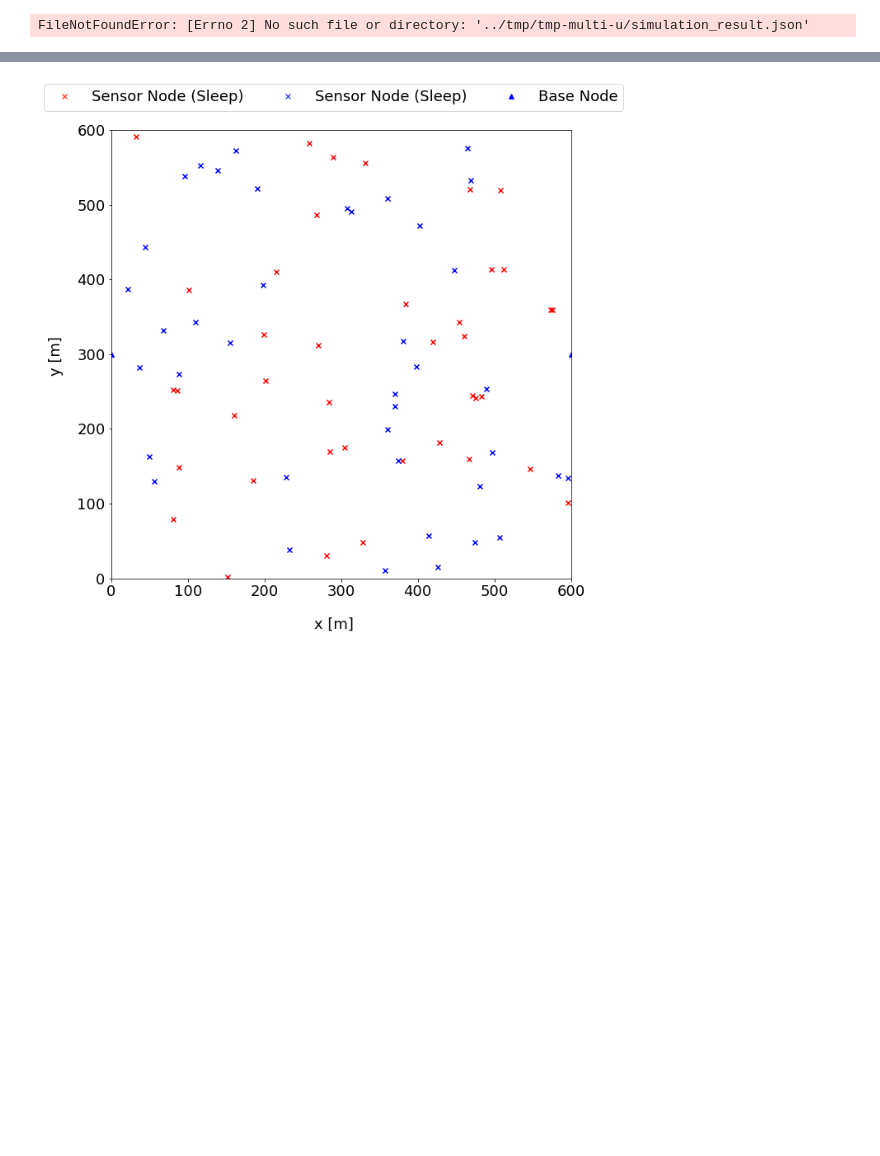
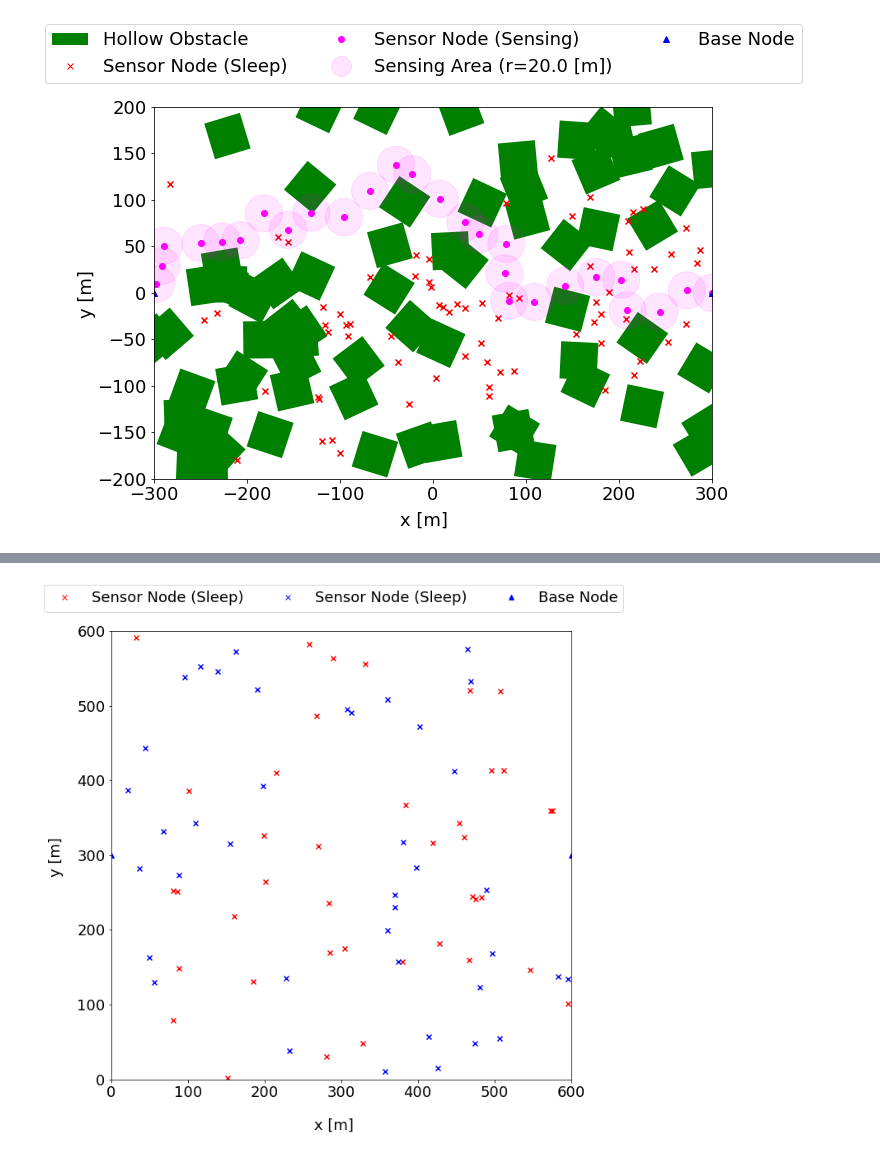
Before and after one commit to denrikialien/bss-expr, a Jupyter notebook: src/plot_field.ipynb, the cells around one changed output, grey strips where cells are left out. Drawn from its saved outputs; the diff is of its cells as text; code cells hidden in the pictures; blank space fills up the shorter version.

```diff
--- a/src/plot_field.ipynb
+++ b/src/plot_field.ipynb
@@ -164,10 +164,8 @@ def snapshot2fig(snapshot, figsize, font_size=None):
 
   return (ax, fig)
 # %%
-snapshot_file_path = '../tmp/tmp-multi-u/simulation_result.json'
-with open(snapshot_file_path, 'r') as f:
+with open('../tmp/p500/snapshot-3.json', 'r') as f:
   snapshot = json.load(f)
-snapshot2fig(snapshot[0]['before'], figsize=(10, 10))
-snapshot2fig(snapshot[0]['after'], figsize=(10, 10))
+  snapshot2fig(snapshot[0]['after'], figsize=(10, 7))
 # %% [output]
-FileNotFoundError: [Errno 2] No such file or directory: '../tmp/tmp-multi-u/simulation_result.json'
+[figure, added]
```
Also changed, not shown: parts of 5 cells of this notebook, 18 other files.
